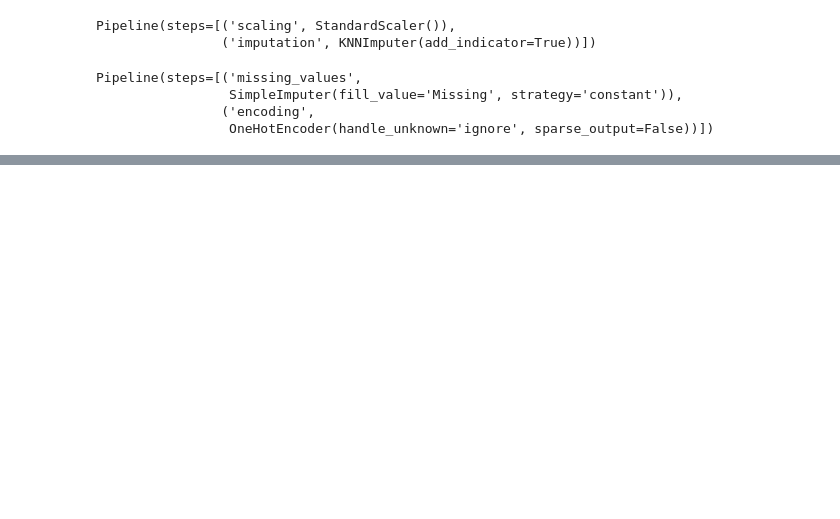
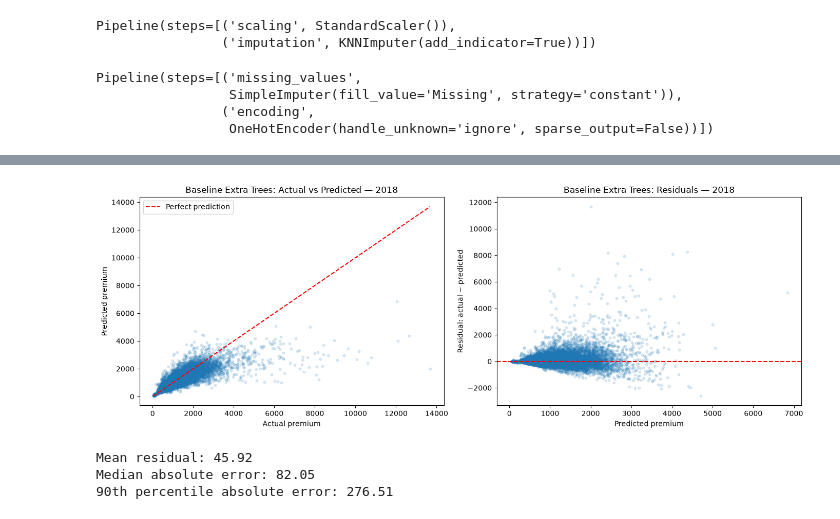
Before and after one commit to Aum-Tailor/ML-Health-Insurance, a Jupyter notebook: main/Preprocessing.ipynb, the cells around one changed output, grey strips where cells are left out. Saved outputs shown, nothing was run; the diff lists cells and outputs as text; code cells hidden in the pictures; blank space fills up the shorter version.

```diff
--- a/main/Preprocessing.ipynb
+++ b/main/Preprocessing.ipynb
@@ -488,0 +2109,78 @@ Selected Ridge — Training and Validation
+# %%
+import numpy as np
+import pandas as pd
+import matplotlib.pyplot as plt
+
+# Baseline Extra Trees validation predictions are already
+# in original premium units—do not exponentiate them again.
+actual = np.asarray(y_val).ravel()
+predicted = np.asarray(et_val_pred).ravel()
+
+assert len(actual) == len(predicted)
+assert np.isfinite(actual).all()
+assert np.isfinite(predicted).all()
+
+et_validation_errors = pd.DataFrame({
+    "actual_premium": actual,
+    "predicted_premium": predicted
+}, index=y_val.index)
+
+# Positive residual = underprediction.
+et_validation_errors["residual"] = actual - predicted
+et_validation_errors["absolute_error"] = np.abs(actual - predicted)
+
+fig, axes = plt.subplots(1, 2, figsize=(14, 5))
+
+# 1. Actual versus predicted
+axes[0].scatter(actual, predicted, alpha=0.15, s=10)
+
+lower = min(actual.min(), predicted.min())
+upper = max(actual.max(), predicted.max())
+
+axes[0].plot(
+    [lower, upper], [lower, upper],
+    "r--", label="Perfect prediction"
+)
+axes[0].set_xlabel("Actual premium")
+axes[0].set_ylabel("Predicted premium")
+axes[0].set_title("Baseline Extra Trees: Actual vs Predicted — 2018")
+axes[0].legend()
+
+# 2. Residuals versus predicted
+axes[1].scatter(
+    predicted,
+    et_validation_errors["residual"],
+    alpha=0.15,
+    s=10
+)
+axes[1].axhline(0, color="red", linestyle="--")
+axes[1].set_xlabel("Predicted premium")
+axes[1].set_ylabel("Residual: actual − predicted")
+axes[1].set_title("Baseline Extra Trees: Residuals — 2018")
+
+plt.tight_layout()
+plt.show()
+
+print(
+    "Mean residual:",
+    round(et_validation_errors["residual"].mean(), 2)
+)
+print(
+    "Median absolute error:",
+    round(et_validation_errors["absolute_error"].median(), 2)
+)
+print(
+    "90th percentile absolute error:",
+    round(et_validation_errors["absolute_error"].quantile(0.90), 2)
+)
+
+display(
+    et_validation_errors
+    .nlargest(10, "absolute_error")
+    .round(2)
+)
+# %% [output]
+[figure, added]
+Mean residual: 45.92
+Median absolute error: 82.05
+90th percentile absolute error: 276.51
```
Also changed, not shown: parts of 40 cells of this notebook, 1 other file.
